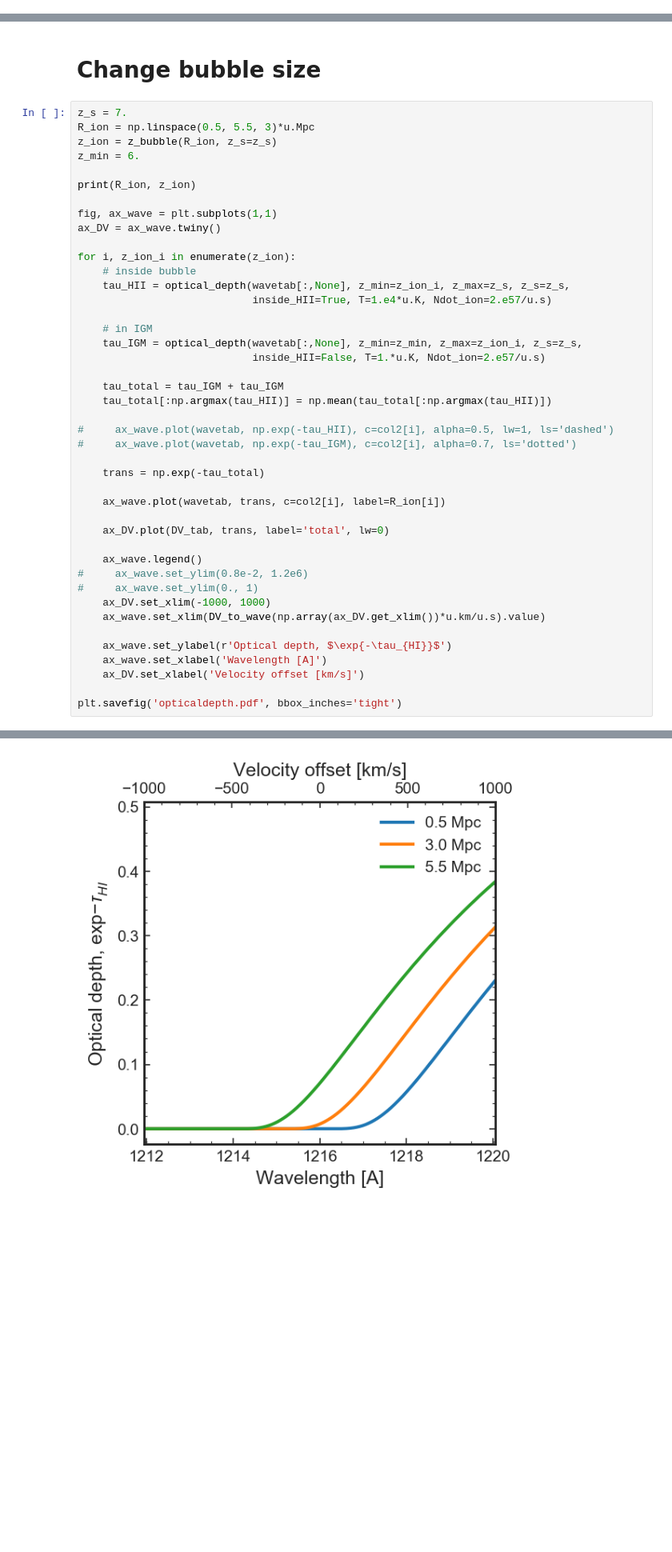
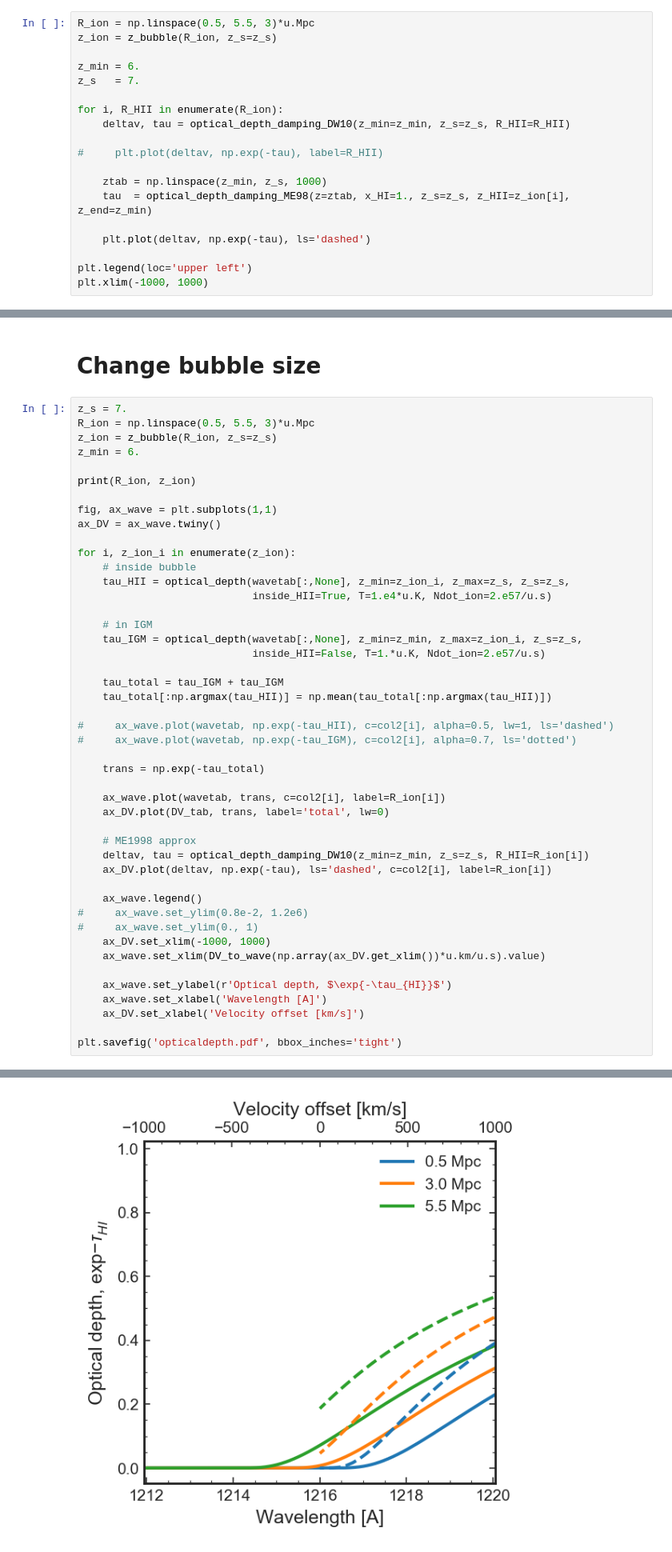
Before and after one commit to charlottenosam/LyaLineshapes, a Jupyter notebook: notebooks/bubble_size_lya_DV.ipynb, the cells around one changed output, grey strips where cells are left out. Shown: that part at 80% size. Cells and saved outputs as stored; diff of their text form; blank space fills up the shorter version.

Commit message:
comparing with tau approximations

```diff
--- a/notebooks/bubble_size_lya_DV.ipynb
+++ b/notebooks/bubble_size_lya_DV.ipynb
@@ -210,0 +243,19 @@ def I(x):
+# %%
+R_ion = np.linspace(0.5, 5.5, 3)*u.Mpc
+z_ion = z_bubble(R_ion, z_s=z_s)
+
+z_min = 6.
+z_s   = 7.
+
+for i, R_HII in enumerate(R_ion):
+    deltav, tau = optical_depth_damping_DW10(z_min=z_min, z_s=z_s, R_HII=R_HII)
+
+#     plt.plot(deltav, np.exp(-tau), label=R_HII)
+
+    ztab = np.linspace(z_min, z_s, 1000)
+    tau  = optical_depth_damping_ME98(z=ztab, x_HI=1., z_s=z_s, z_HII=z_ion[i], z_end=z_min)
+
+    plt.plot(deltav, np.exp(-tau), ls='dashed')
+
+plt.legend(loc='upper left')
+plt.xlim(-1000, 1000)
@@ -277,35 +336,38 @@ for i, z_ion_i in enumerate(z_ion):
                             inside_HII=True, T=1.e4*u.K, Ndot_ion=2.e57/u.s)
 
     # in IGM
     tau_IGM = optical_depth(wavetab[:,None], z_min=z_min, z_max=z_ion_i, z_s=z_s,
                             inside_HII=False, T=1.*u.K, Ndot_ion=2.e57/u.s)
 
     tau_total = tau_IGM + tau_IGM
     tau_total[:np.argmax(tau_HII)] = np.mean(tau_total[:np.argmax(tau_HII)])
 
 #     ax_wave.plot(wavetab, np.exp(-tau_HII), c=col2[i], alpha=0.5, lw=1, ls='dashed')
 #     ax_wave.plot(wavetab, np.exp(-tau_IGM), c=col2[i], alpha=0.7, ls='dotted')
 
     trans = np.exp(-tau_total)
 
     ax_wave.plot(wavetab, trans, c=col2[i], label=R_ion[i])
+    ax_DV.plot(DV_tab, trans, label='total', lw=0)
 
-    ax_DV.plot(DV_tab, trans, label='total', lw=0)
+    # ME1998 approx
+    deltav, tau = optical_depth_damping_DW10(z_min=z_min, z_s=z_s, R_HII=R_ion[i])
+    ax_DV.plot(deltav, np.exp(-tau), ls='dashed', c=col2[i], label=R_ion[i])
 
     ax_wave.legend()
 #     ax_wave.set_ylim(0.8e-2, 1.2e6)
 #     ax_wave.set_ylim(0., 1)
     ax_DV.set_xlim(-1000, 1000)
     ax_wave.set_xlim(DV_to_wave(np.array(ax_DV.get_xlim())*u.km/u.s).value)
 
     ax_wave.set_ylabel(r'Optical depth, $\exp{-\tau_{HI}}$')
     ax_wave.set_xlabel('Wavelength [A]')
     ax_DV.set_xlabel('Velocity offset [km/s]')
 
 plt.savefig('opticaldepth.pdf', bbox_inches='tight')
 # %% [output]
 [0.5 3.  5.5] Mpc [6.9985746  6.99144758 6.98432057]
-[figure, old version]
+[figure, new version]
 # %% [markdown]
 ## Make a grid
 # %%
```
Also changed, not shown: parts of 10 cells of this notebook, 1 other file.
